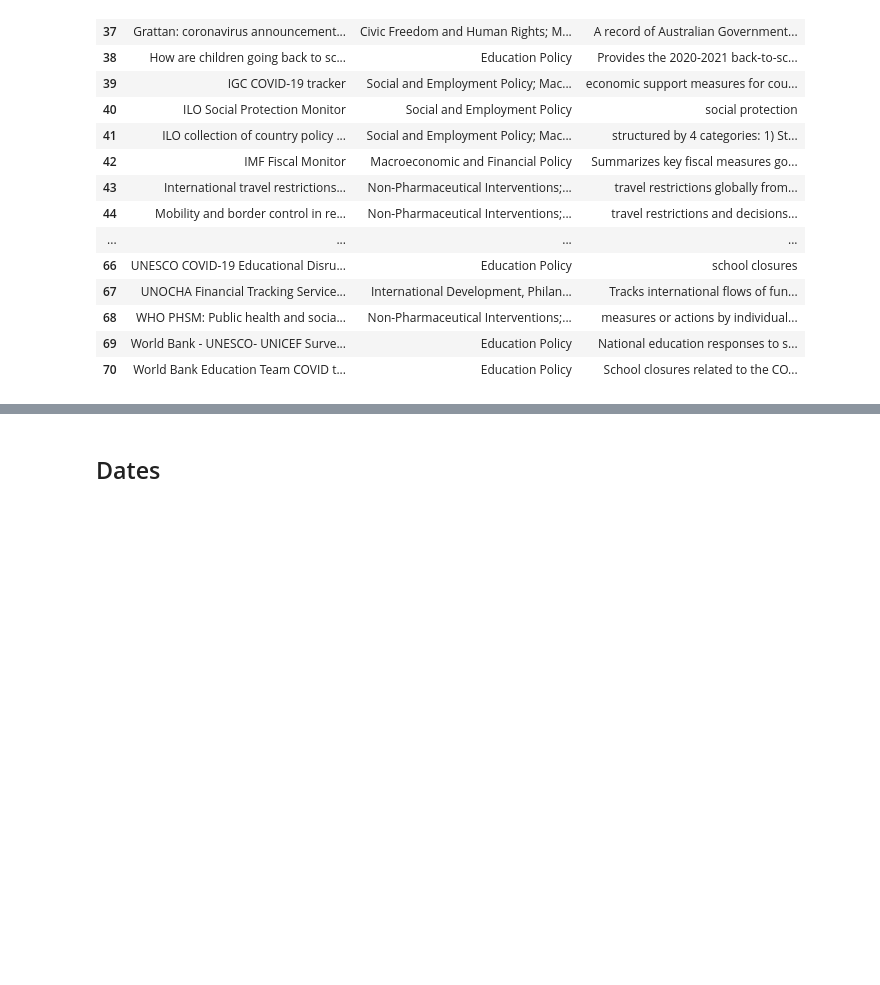
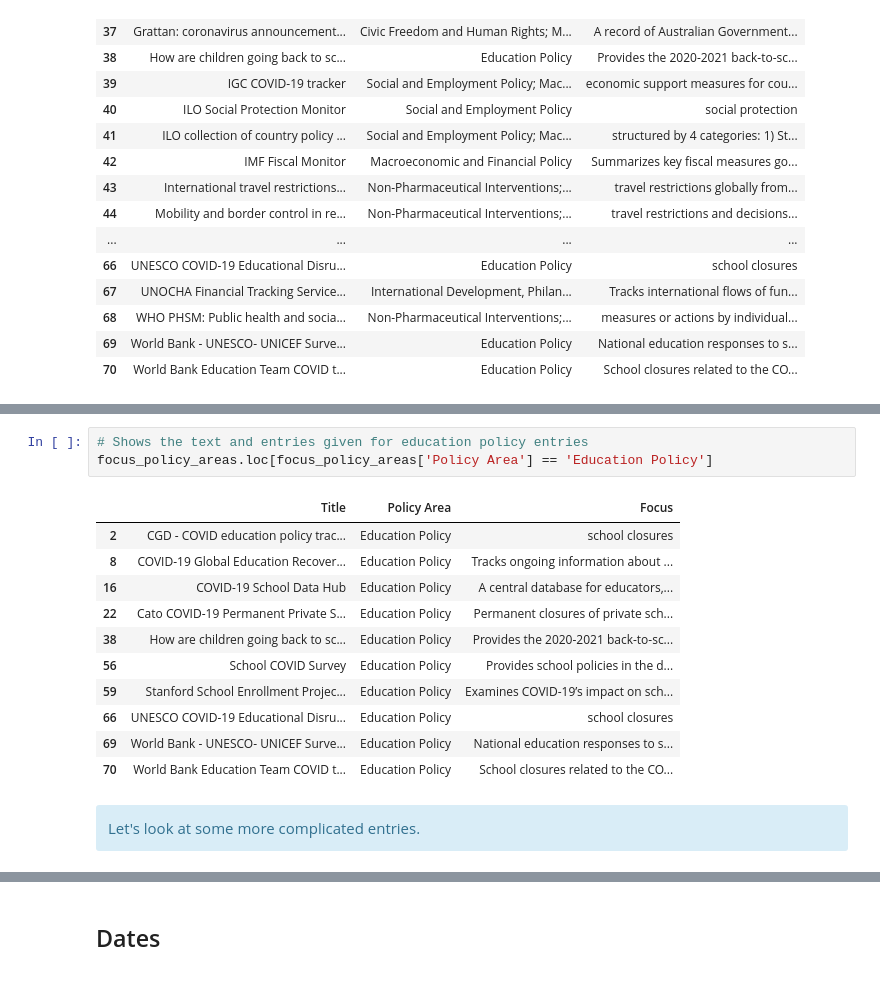
Before and after one commit to LawrenceKay/worldwide_covid_policy, a Jupyter notebook: notebooks/WCP_metadata_collection_cleaning.ipynb, the cells around one changed output, grey strips where cells are left out. Drawn from its saved outputs; the diff is of its cells as text; blank space fills up the shorter version.

```diff
--- a/notebooks/WCP_metadata_collection_cleaning.ipynb
+++ b/notebooks/WCP_metadata_collection_cleaning.ipynb
@@ -1318,0 +1401,19 @@ NEXT STEP: look through the policy area tags and how they were submitted.
+# %%
+# Shows the text and entries given for education policy entries
+focus_policy_areas.loc[focus_policy_areas['Policy Area'] == 'Education Policy']
+# %% [output]
+|  | Title | Policy Area | Focus |
+| 2 | CGD - COVID education policy trac... | Education Policy | school closures |
+| 8 | COVID-19 Global Education Recover... | Education Policy | Tracks ongoing information about ... |
+| 16 | COVID-19 School Data Hub | Education Policy | A central database for educators,... |
+| 22 | Cato COVID-19 Permanent Private S... | Education Policy | Permanent closures of private sch... |
+| 38 | How are children going back to sc... | Education Policy | Provides the 2020-2021 back-to-sc... |
+| 56 | School COVID Survey | Education Policy | Provides school policies in the d... |
+| 59 | Stanford School Enrollment Projec... | Education Policy | Examines COVID-19’s impact on sch... |
+| 66 | UNESCO COVID-19 Educational Disru... | Education Policy | school closures |
+| 69 | World Bank - UNESCO- UNICEF Surve... | Education Policy | National education responses to s... |
+| 70 | World Bank Education Team COVID t... | Education Policy | School closures related to the CO... |
+# %% [markdown]
+<div class="alert-info">
+Let's look at some more complicated entries.
+</div>
```
Also changed, not shown: parts of 46 cells of this notebook.
